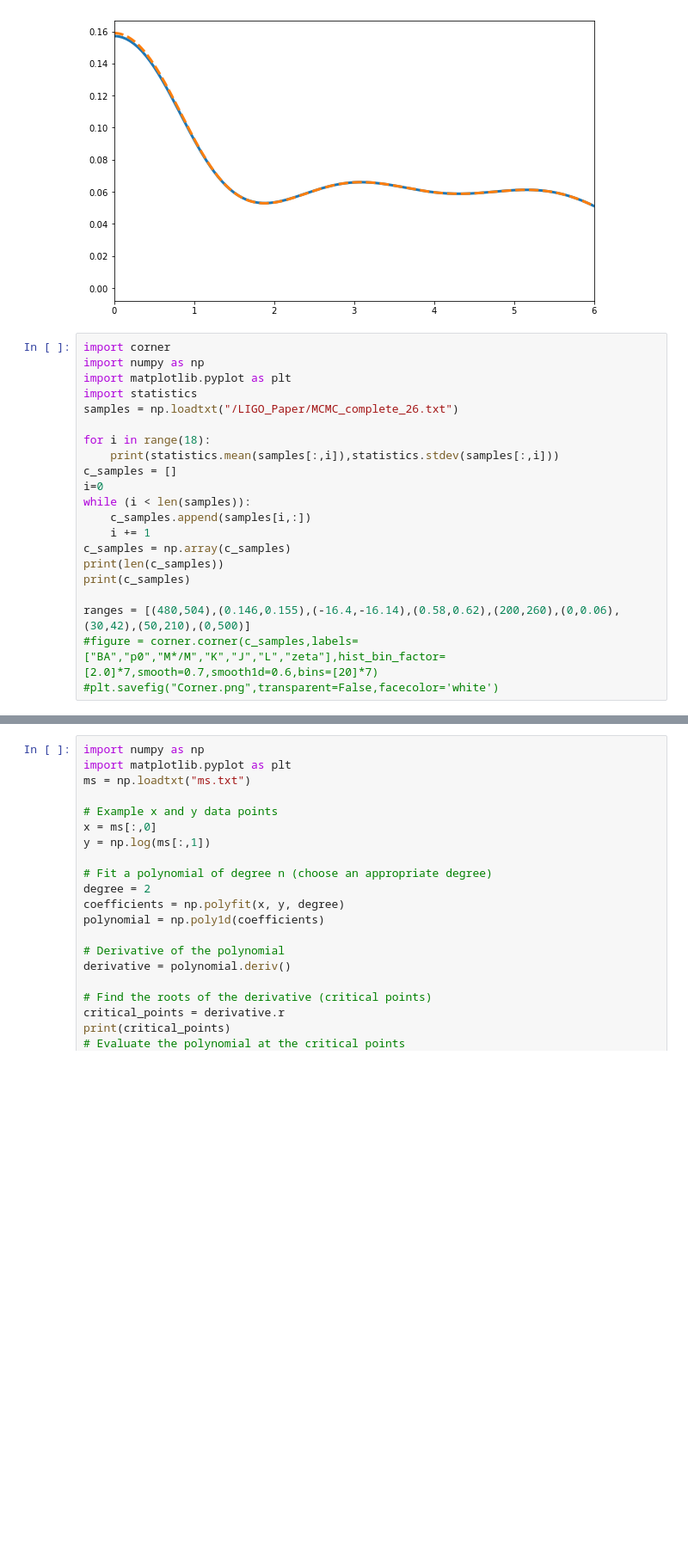
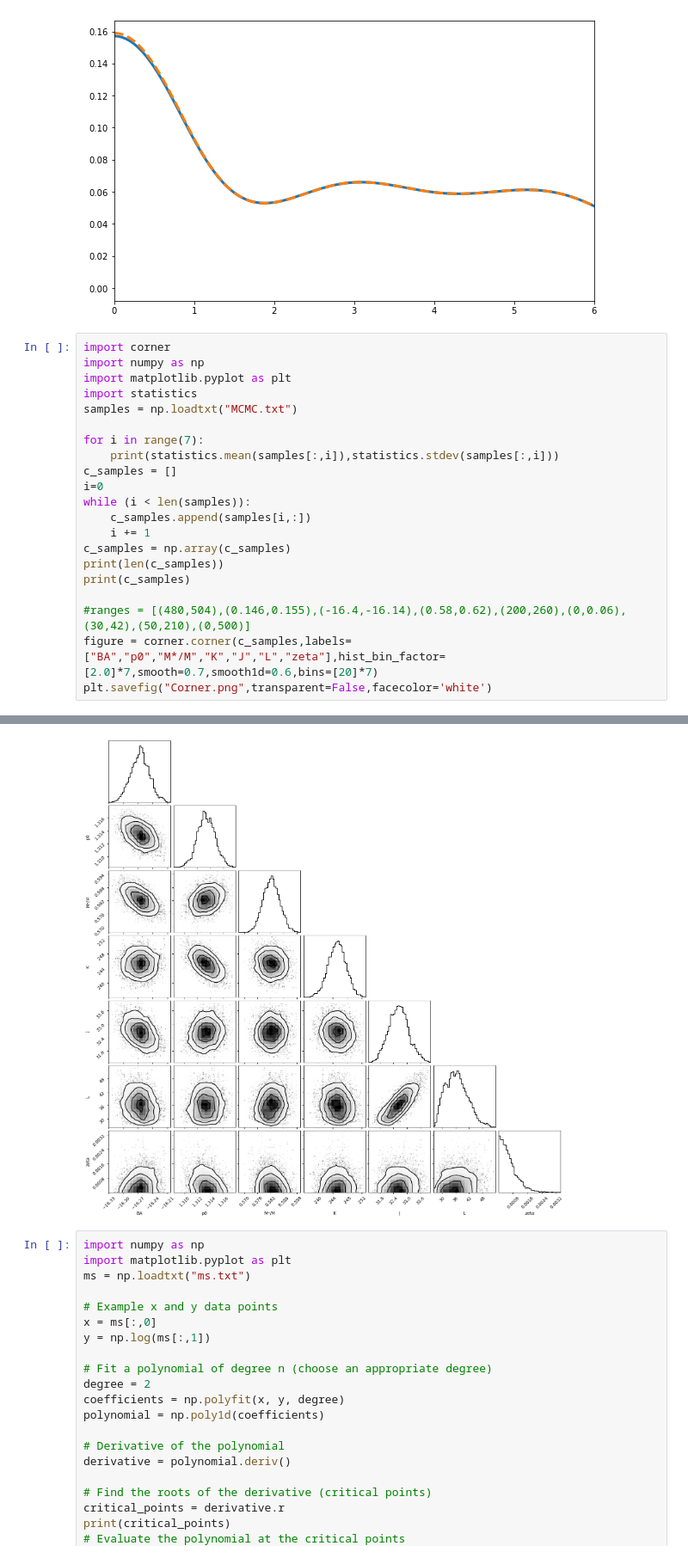
Before and after one commit to torquteam/FSU_FINITE, a Jupyter notebook: plots.ipynb, the cells around one changed output, grey strips where cells are left out. Shown at 86% size. Cells and saved outputs as stored; diff of their text form; blank space fills up the shorter version.

```diff
--- a/plots.ipynb
+++ b/plots.ipynb
@@ -257,9 +257,9 @@ import corner
 import numpy as np
 import matplotlib.pyplot as plt
 import statistics
-samples = np.loadtxt("/LIGO_Paper/MCMC_complete_26.txt")
+samples = np.loadtxt("MCMC.txt")
 
-for i in range(18):
+for i in range(7):
     print(statistics.mean(samples[:,i]),statistics.stdev(samples[:,i]))
 c_samples = []
 i=0
@@ -270,7 +270,7 @@ c_samples = np.array(c_samples)
 print(len(c_samples))
 print(c_samples)
 
-ranges = [(480,504),(0.146,0.155),(-16.4,-16.14),(0.58,0.62),(200,260),(0,0.06),(30,42),(50,210),(0,500)]
-#figure = corner.corner(c_samples,labels=["BA","p0","M*/M","K","J","L","zeta"],hist_bin_factor=[2.0]*7,smooth=0.7,smooth1d=0.6,bins=[20]*7)
-#plt.savefig("Corner.png",transparent=False,facecolor='white')
+#ranges = [(480,504),(0.146,0.155),(-16.4,-16.14),(0.58,0.62),(200,260),(0,0.06),(30,42),(50,210),(0,500)]
+figure = corner.corner(c_samples,labels=["BA","p0","M*/M","K","J","L","zeta"],hist_bin_factor=[2.0]*7,smooth=0.7,smooth1d=0.6,bins=[20]*7)
+plt.savefig("Corner.png",transparent=False,facecolor='white')
 # %% [output]
@@ -278,3 +294,4 @@ FileNotFoundError: /dat_files/MCMC_complete_26.txt not found.
+[figure, added]
 # %%
 import numpy as np
 import matplotlib.pyplot as plt
```
Also changed, not shown: parts of 1 cell of this notebook, 7 other files.
